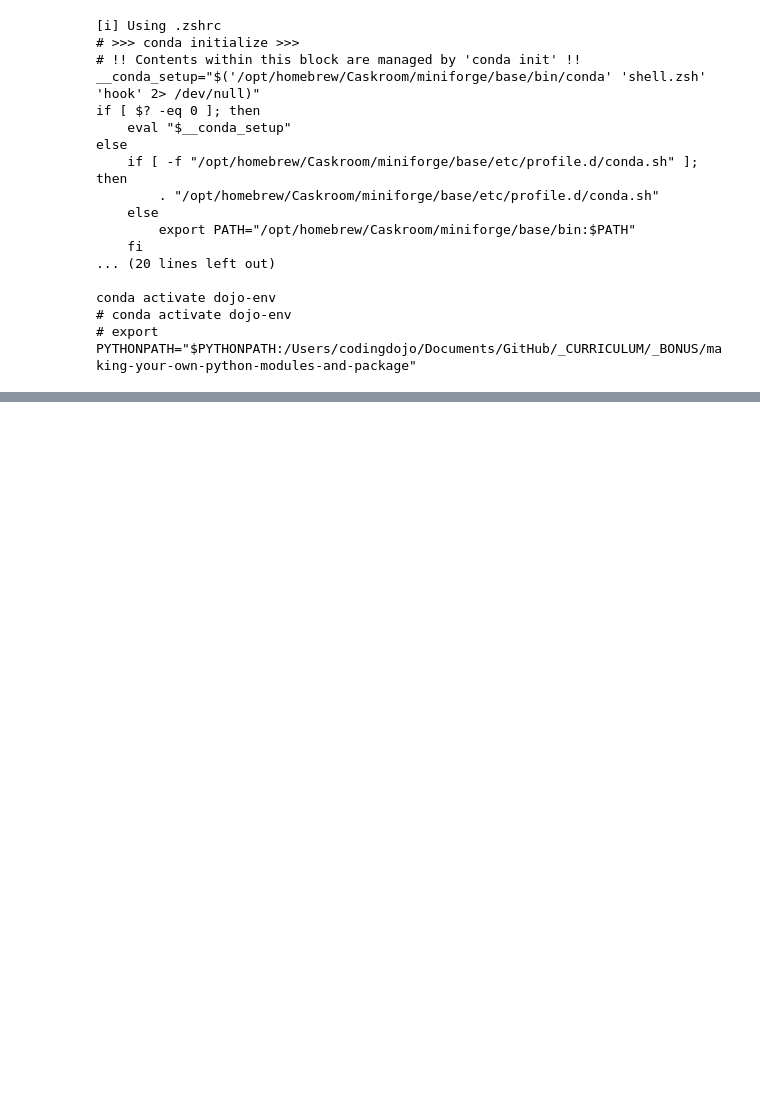
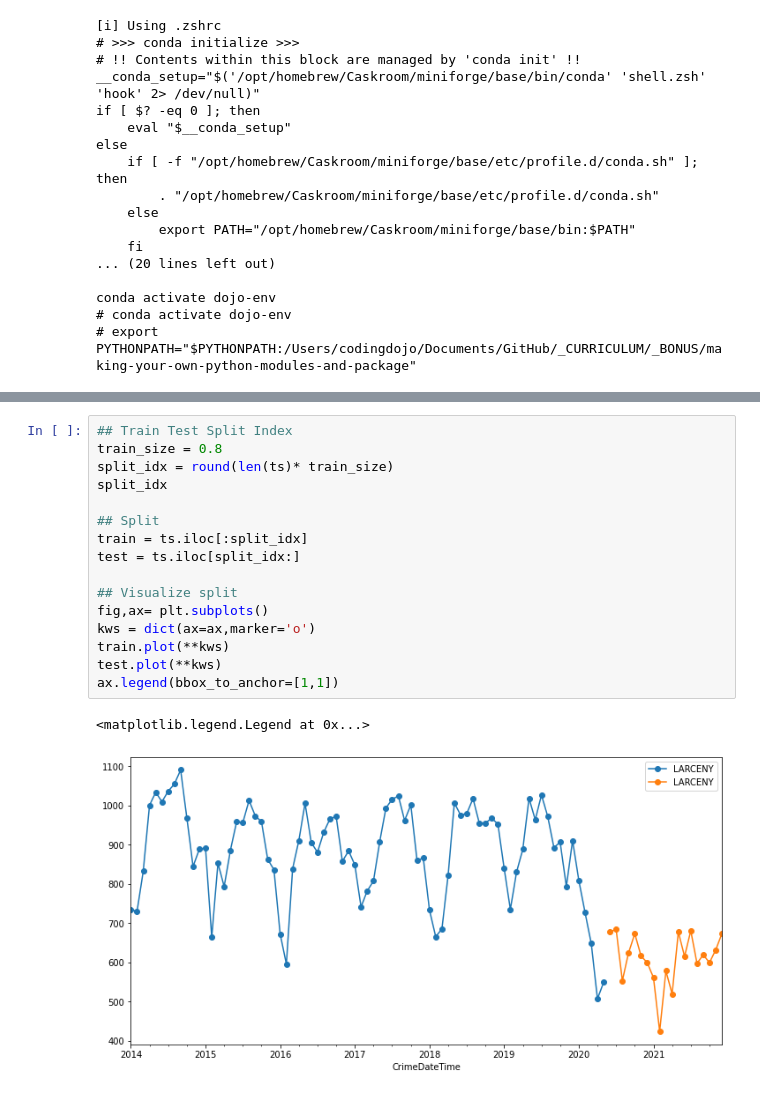
Before and after one commit to coding-dojo-data-science/dojo-env-setup, a Jupyter notebook: EnvironmentTester-py38.ipynb, the cells around one changed output, grey strips where cells are left out. Drawn from its saved outputs; the diff is of its cells as text; blank space fills up the shorter version.

```diff
--- a/EnvironmentTester-py38.ipynb
+++ b/EnvironmentTester-py38.ipynb
@@ -479,0 +552,19 @@ import sktime
+# %%
+## Train Test Split Index
+train_size = 0.8
+split_idx = round(len(ts)* train_size)
+split_idx
+
+## Split
+train = ts.iloc[:split_idx]
+test = ts.iloc[split_idx:]
+
+## Visualize split
+fig,ax= plt.subplots()
+kws = dict(ax=ax,marker='o')
+train.plot(**kws)
+test.plot(**kws)
+ax.legend(bbox_to_anchor=[1,1])
+# %% [output]
+<matplotlib.legend.Legend at 0x...>
+[figure, added]
```
Also changed, not shown: parts of 69 cells of this notebook, 2 other files.
